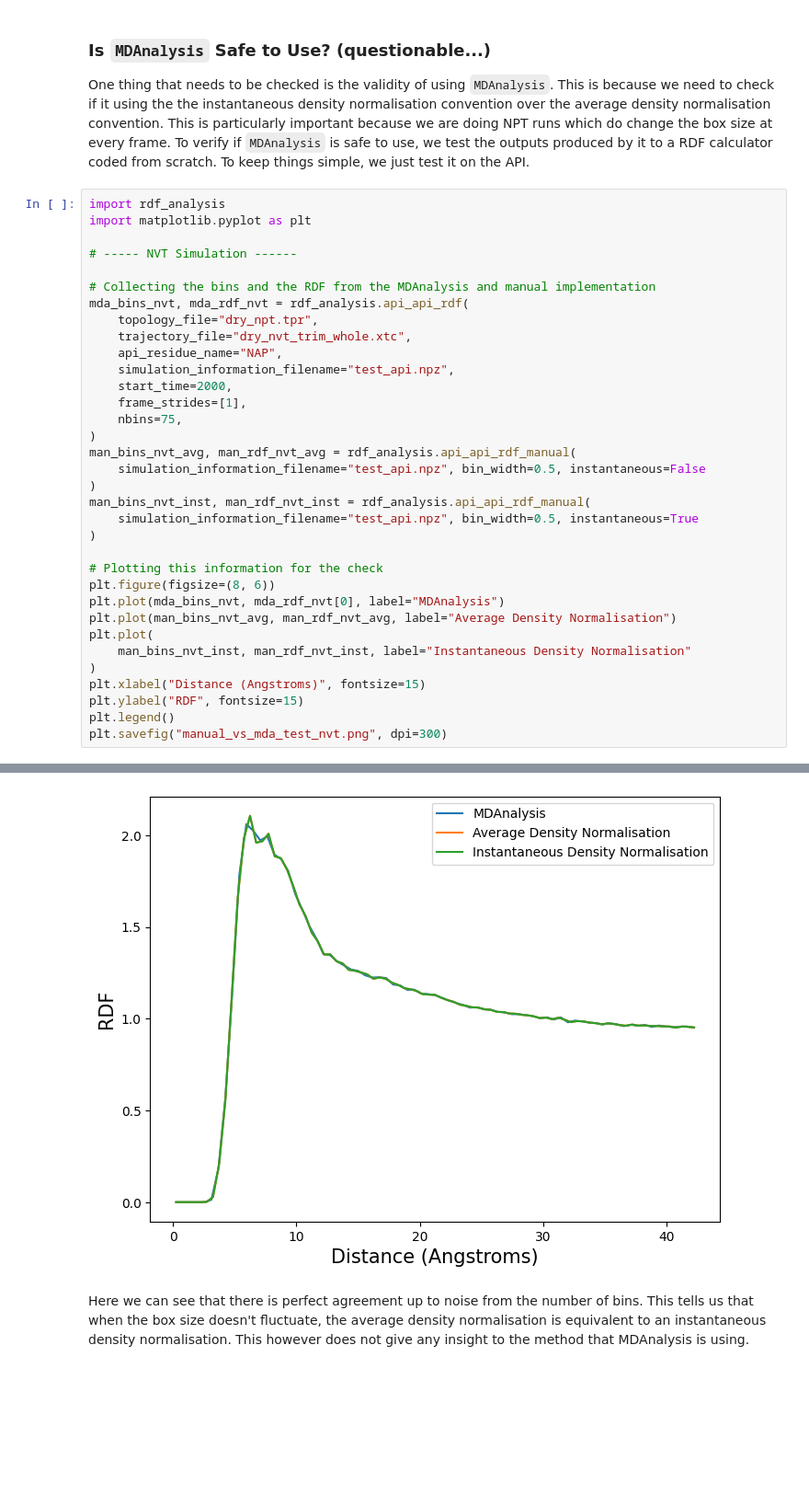
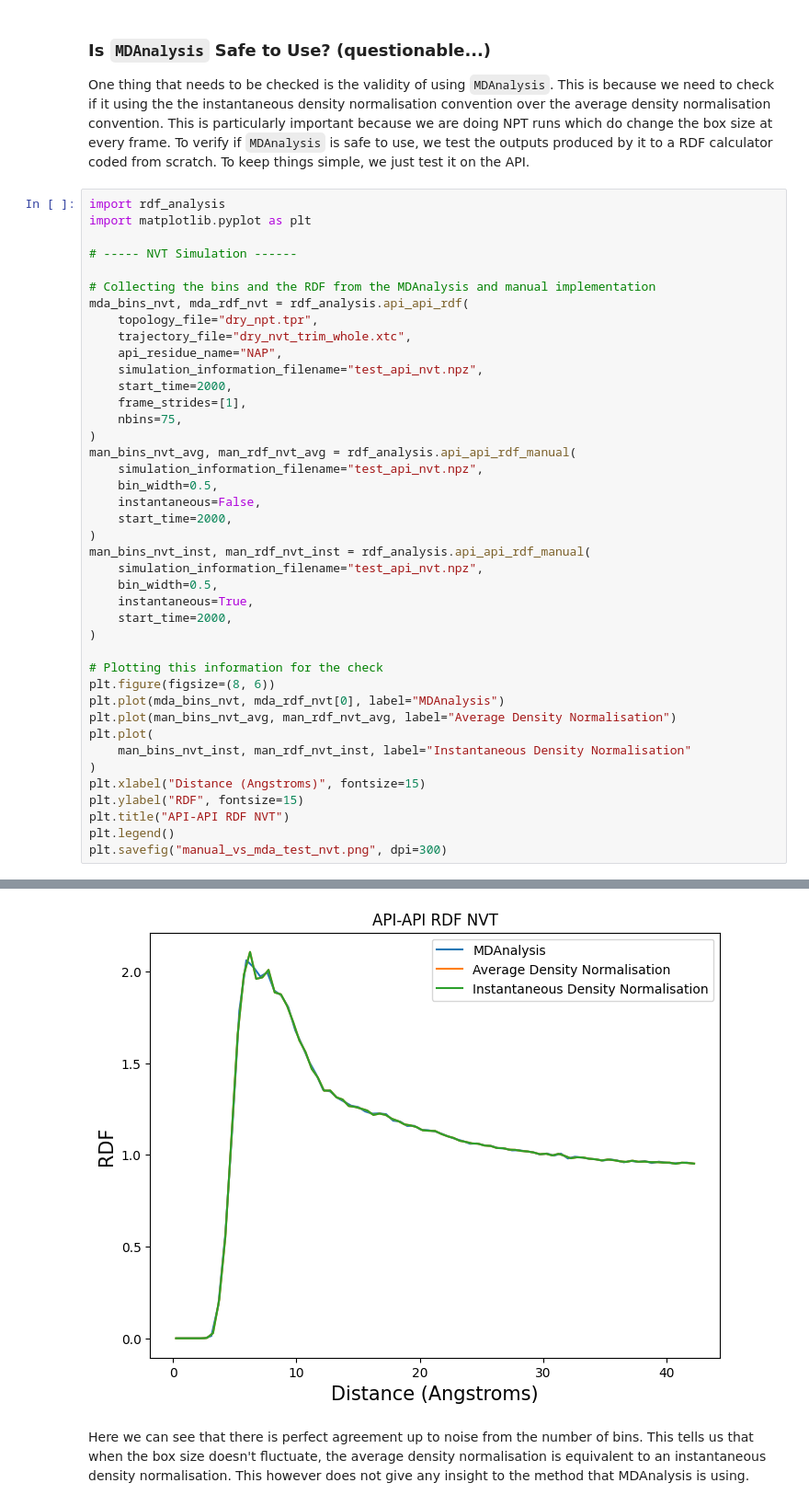
Before and after one commit to Luca-Gasparro/breaking_bad, a Jupyter notebook: rdf/rdf_results.ipynb, the cells around one changed output, grey strips where cells are left out. Shown at 92% size. Drawn from its saved outputs; the diff is of its cells as text; blank space fills up the shorter version.

```diff
--- a/rdf/rdf_results.ipynb
+++ b/rdf/rdf_results.ipynb
@@ -26,16 +26,22 @@ mda_bins_nvt, mda_rdf_nvt = rdf_analysis.api_api_rdf(
     topology_file="dry_npt.tpr",
     trajectory_file="dry_nvt_trim_whole.xtc",
     api_residue_name="NAP",
-    simulation_information_filename="test_api.npz",
+    simulation_information_filename="test_api_nvt.npz",
     start_time=2000,
     frame_strides=[1],
     nbins=75,
 )
 man_bins_nvt_avg, man_rdf_nvt_avg = rdf_analysis.api_api_rdf_manual(
-    simulation_information_filename="test_api.npz", bin_width=0.5, instantaneous=False
+    simulation_information_filename="test_api_nvt.npz",
+    bin_width=0.5,
+    instantaneous=False,
+    start_time=2000,
 )
 man_bins_nvt_inst, man_rdf_nvt_inst = rdf_analysis.api_api_rdf_manual(
-    simulation_information_filename="test_api.npz", bin_width=0.5, instantaneous=True
+    simulation_information_filename="test_api_nvt.npz",
+    bin_width=0.5,
+    instantaneous=True,
+    start_time=2000,
 )
 
 # Plotting this information for the check
@@ -47,6 +53,7 @@ plt.plot(
 )
 plt.xlabel("Distance (Angstroms)", fontsize=15)
 plt.ylabel("RDF", fontsize=15)
+plt.title("API-API RDF NVT")
 plt.legend()
 plt.savefig("manual_vs_mda_test_nvt.png", dpi=300)
 # %% [output]
@@ -54,4 +61,4 @@ API COM file test_api.npz already exists, skipping extraction.
-[figure, old version]
+[figure, new version]
 # %% [markdown]
 Here we can see that there is perfect agreement up to noise from the number of bins. This tells us that when the box size doesn't fluctuate, the average density normalisation is equivalent to an instantaneous density normalisation. This however does not give any insight to the method that MDAnalysis is using.
 # %%
```
Also changed, not shown: parts of 7 cells of this notebook, 5 other files.
